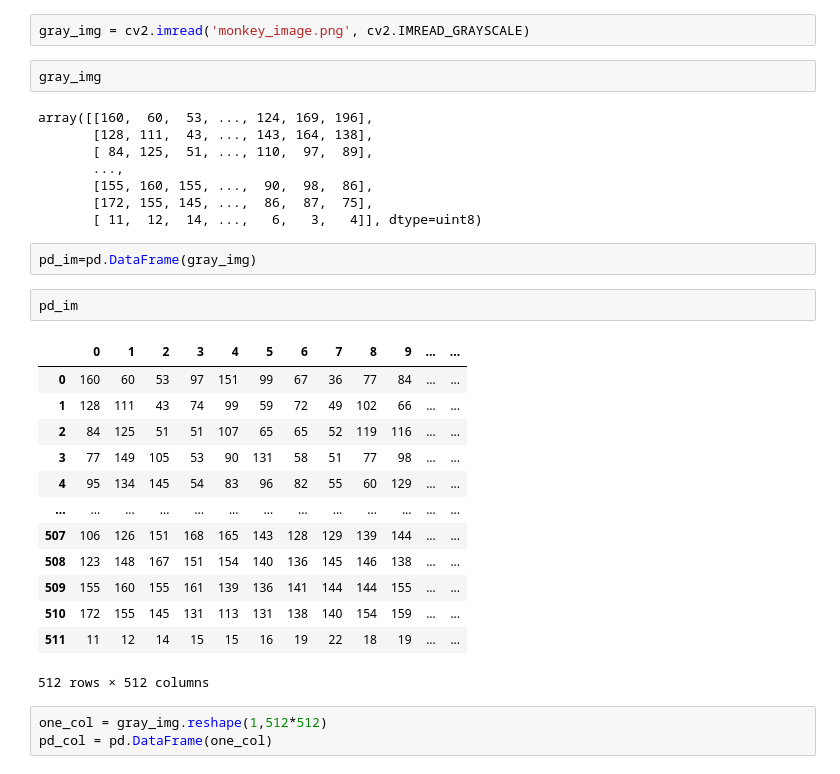
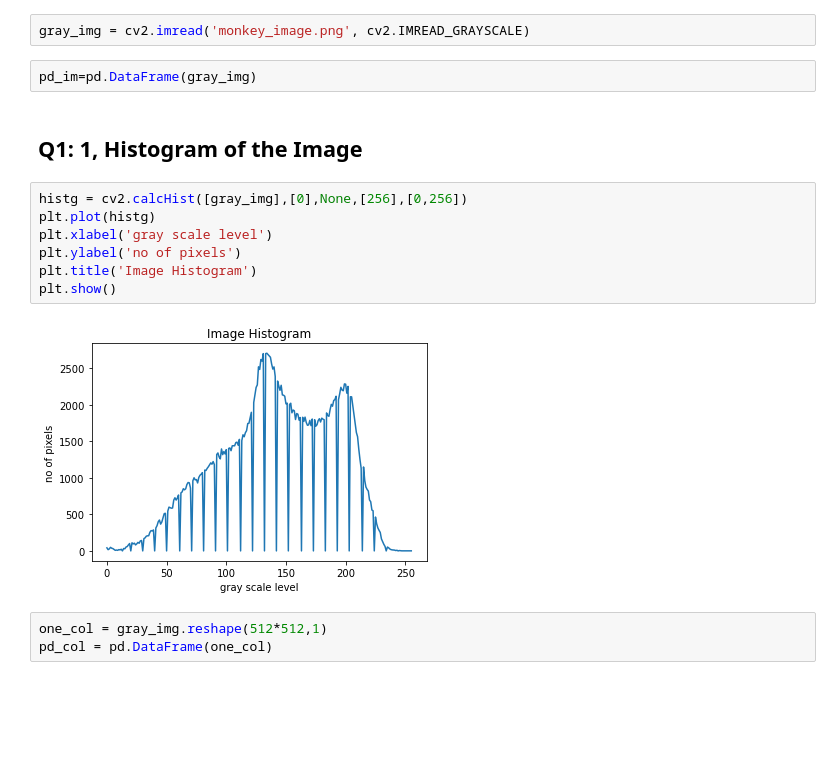
Before and after one commit to nir6760/hw1SignalProcessing, a Jupyter notebook: hw1.ipynb, the cells around one changed output. Cells and saved outputs as stored; diff of their text form; blank space fills up the shorter version.

```diff
--- a/hw1.ipynb
+++ b/hw1.ipynb
@@ -9,33 +10,18 @@ import math
 # %%
 gray_img = cv2.imread('monkey_image.png', cv2.IMREAD_GRAYSCALE)
-# %%
-gray_img
-# %% [output]
-array([[160,  60,  53, ..., 124, 169, 196],
-       [128, 111,  43, ..., 143, 164, 138],
-       [ 84, 125,  51, ..., 110,  97,  89],
-       ...,
-       [155, 160, 155, ...,  90,  98,  86],
-       [172, 155, 145, ...,  86,  87,  75],
-       [ 11,  12,  14, ...,   6,   3,   4]], dtype=uint8)
 # %%
 pd_im=pd.DataFrame(gray_img)
-# %%
-pd_im
-# %% [output]
-|  | 0 | 1 | 2 | 3 | 4 | 5 | 6 | 7 | 8 | 9 | ... | ... |
-| 0 | 160 | 60 | 53 | 97 | 151 | 99 | 67 | 36 | 77 | 84 | ... | ... |
-| 1 | 128 | 111 | 43 | 74 | 99 | 59 | 72 | 49 | 102 | 66 | ... | ... |
-| 2 | 84 | 125 | 51 | 51 | 107 | 65 | 65 | 52 | 119 | 116 | ... | ... |
-| 3 | 77 | 149 | 105 | 53 | 90 | 131 | 58 | 51 | 77 | 98 | ... | ... |
-| 4 | 95 | 134 | 145 | 54 | 83 | 96 | 82 | 55 | 60 | 129 | ... | ... |
-| ... | ... | ... | ... | ... | ... | ... | ... | ... | ... | ... | ... | ... |
-| 507 | 106 | 126 | 151 | 168 | 165 | 143 | 128 | 129 | 139 | 144 | ... | ... |
-| 508 | 123 | 148 | 167 | 151 | 154 | 140 | 136 | 145 | 146 | 138 | ... | ... |
-| 509 | 155 | 160 | 155 | 161 | 139 | 136 | 141 | 144 | 144 | 155 | ... | ... |
-| 510 | 172 | 155 | 145 | 131 | 113 | 131 | 138 | 140 | 154 | 159 | ... | ... |
-| 511 | 11 | 12 | 14 | 15 | 15 | 16 | 19 | 22 | 18 | 19 | ... | ... |
-512 rows × 512 columns
+# %% [markdown]
+## Q1: 1, Histogram of the Image
+# %%
+histg = cv2.calcHist([gray_img],[0],None,[256],[0,256])
+plt.plot(histg)
+plt.xlabel('gray scale level')
+plt.ylabel('no of pixels')
+plt.title('Image Histogram')
+plt.show()
+# %% [output]
+[figure, added]
 # %%
-one_col = gray_img.reshape(1,512*512)
+one_col = gray_img.reshape(512*512,1)
 pd_col = pd.DataFrame(one_col)
```
Also changed, not shown: parts of 21 cells of this notebook.
